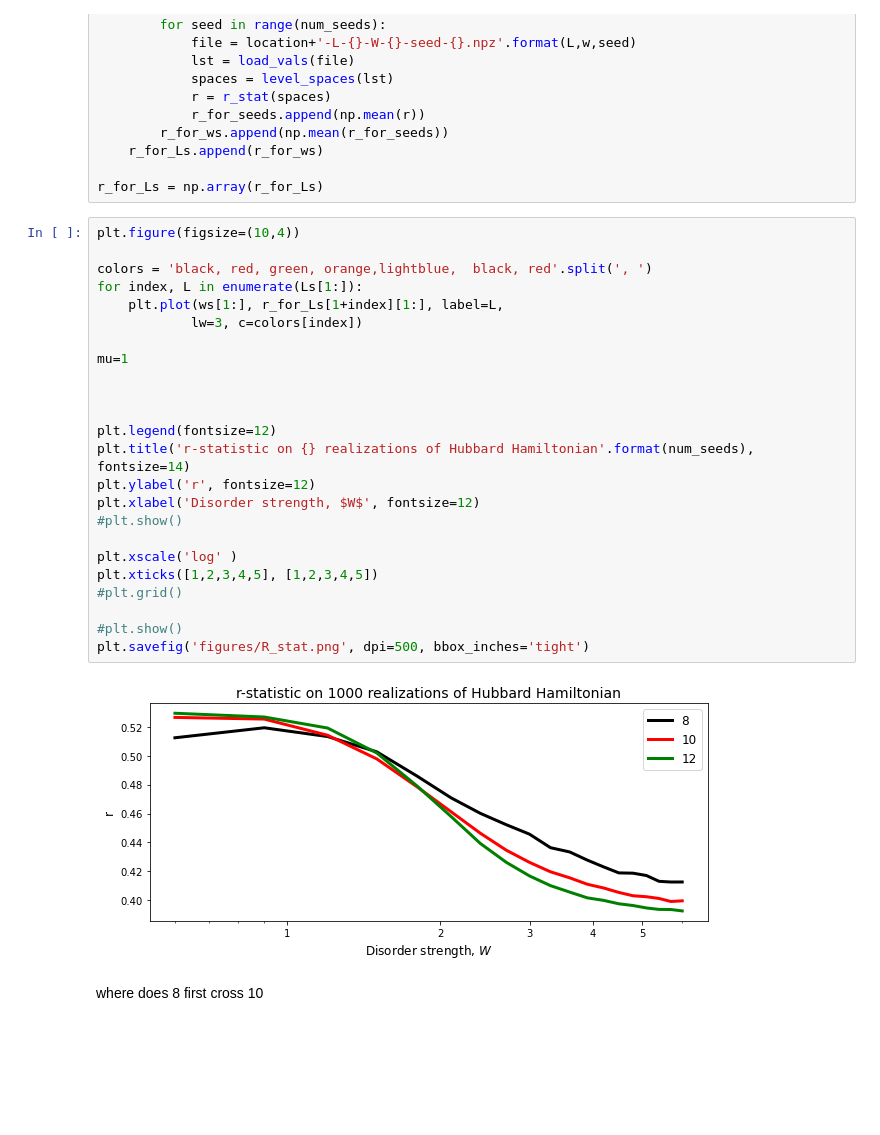
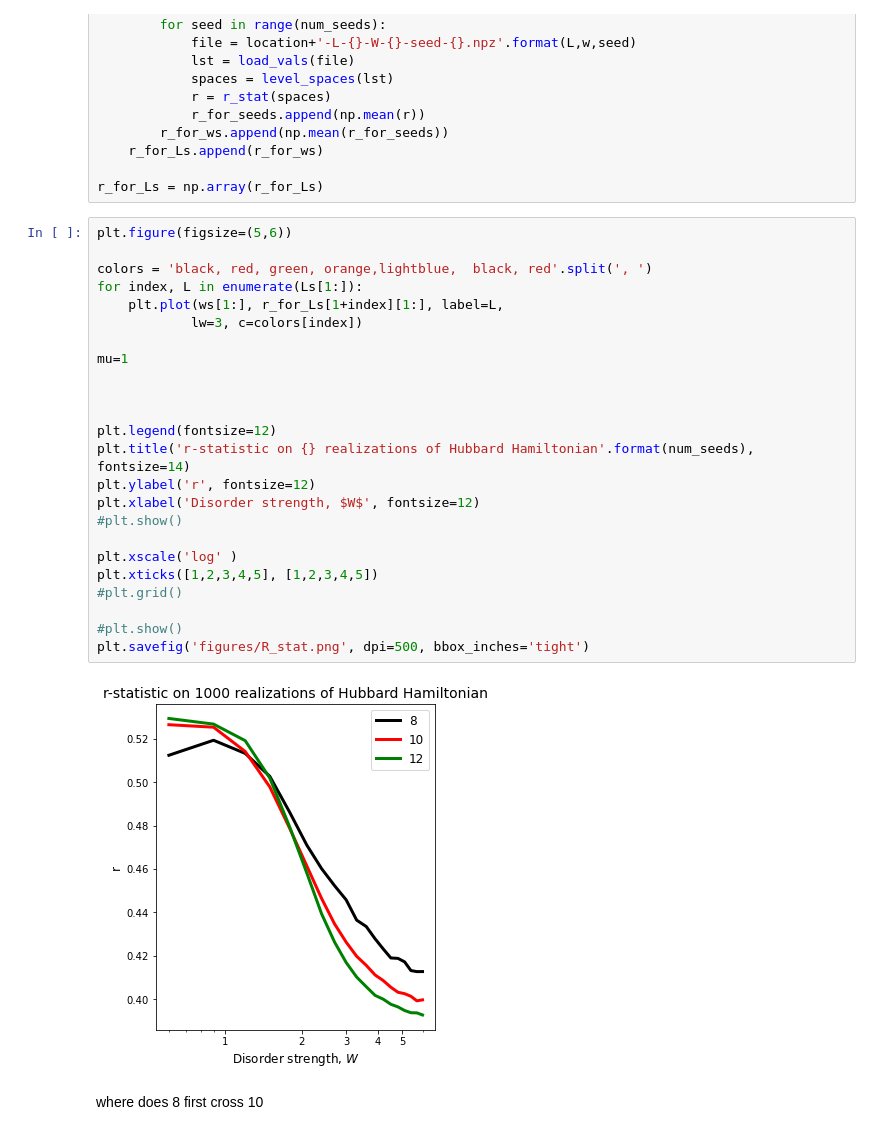
Before and after one commit to condensedAI/mbl-intrinsicdimension, a Jupyter notebook: r-statistic.ipynb, the cells around one changed output. Saved outputs shown, nothing was run; the diff lists cells and outputs as text; blank space fills up the shorter version.

```diff
--- a/r-statistic.ipynb
+++ b/r-statistic.ipynb
@@ -64,31 +64,31 @@ for L in Ls:
 
 r_for_Ls = np.array(r_for_Ls)
 # %%
-plt.figure(figsize=(10,4))
+plt.figure(figsize=(5,6))
 
 colors = 'black, red, green, orange,lightblue,  black, red'.split(', ')
 for index, L in enumerate(Ls[1:]):
     plt.plot(ws[1:], r_for_Ls[1+index][1:], label=L,
             lw=3, c=colors[index])
 
 mu=1
 
 
 
 plt.legend(fontsize=12)
 plt.title('r-statistic on {} realizations of Hubbard Hamiltonian'.format(num_seeds), fontsize=14)
 plt.ylabel('r', fontsize=12)
 plt.xlabel('Disorder strength, $W$', fontsize=12)
 #plt.show()
 
 plt.xscale('log' )
 plt.xticks([1,2,3,4,5], [1,2,3,4,5])
 #plt.grid()
 
 #plt.show()
 plt.savefig('figures/R_stat.png', dpi=500, bbox_inches='tight')
 # %% [output]
-[figure, old version]
+[figure, new version]
 # %% [markdown]
 where does 8 first cross 10
 # %%
```
Also changed, not shown: 4 other files.
